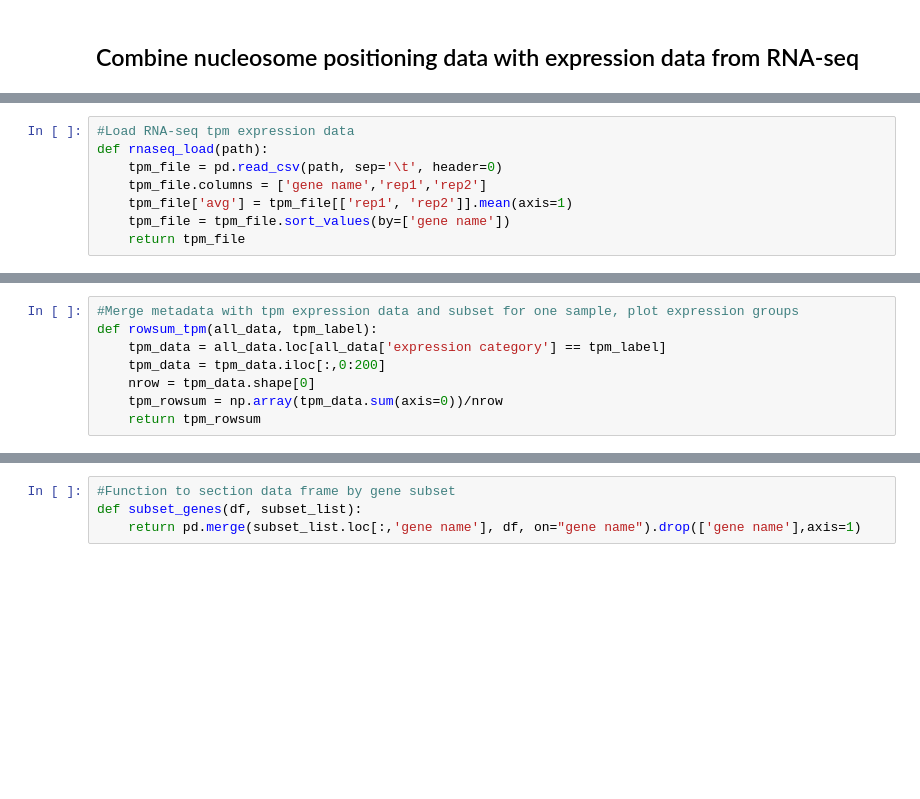
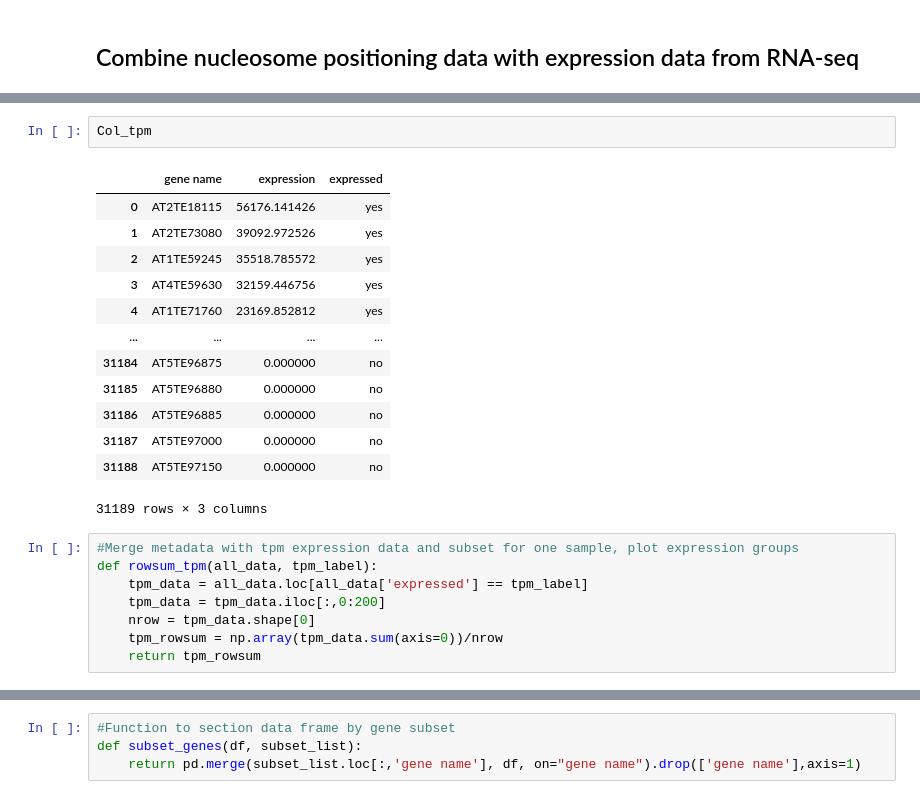
Before and after one commit to etc27/NucPos_Clustering, a Jupyter notebook: mnase_analysis_TEs_03312021.ipynb, the cells around one changed output, grey strips where cells are left out. Cells and saved outputs as stored; diff of their text form; blank space fills up the shorter version.

```diff
--- a/mnase_analysis_TEs_03312021.ipynb
+++ b/mnase_analysis_TEs_03312021.ipynb
@@ -154,8 +138,0 @@ metadata
-# %%
-#Load RNA-seq tpm expression data
-def rnaseq_load(path):
-    tpm_file = pd.read_csv(path, sep='\t', header=0)
-    tpm_file.columns = ['gene name','rep1','rep2']
-    tpm_file['avg'] = tpm_file[['rep1', 'rep2']].mean(axis=1)
-    tpm_file = tpm_file.sort_values(by=['gene name'])
-    return tpm_file
@@ -179,7 +188,23 @@ R17A_tpm = rnaseq_load(path_to_file)
+# %%
+Col_tpm
+# %% [output]
+|  | gene name | expression | expressed |
+| 0 | AT2TE18115 | 56176.141426 | yes |
+| 1 | AT2TE73080 | 39092.972526 | yes |
+| 2 | AT1TE59245 | 35518.785572 | yes |
+| 3 | AT4TE59630 | 32159.446756 | yes |
+| 4 | AT1TE71760 | 23169.852812 | yes |
+| ... | ... | ... | ... |
+| 31184 | AT5TE96875 | 0.000000 | no |
+| 31185 | AT5TE96880 | 0.000000 | no |
+| 31186 | AT5TE96885 | 0.000000 | no |
+| 31187 | AT5TE97000 | 0.000000 | no |
+| 31188 | AT5TE97150 | 0.000000 | no |
+31189 rows × 3 columns
 # %%
 #Merge metadata with tpm expression data and subset for one sample, plot expression groups
 def rowsum_tpm(all_data, tpm_label):
-    tpm_data = all_data.loc[all_data['expression category'] == tpm_label]
+    tpm_data = all_data.loc[all_data['expressed'] == tpm_label]
     tpm_data = tpm_data.iloc[:,0:200]
     nrow = tpm_data.shape[0]
     tpm_rowsum = np.array(tpm_data.sum(axis=0))/nrow
```
Also changed, not shown: parts of 43 cells of this notebook.
